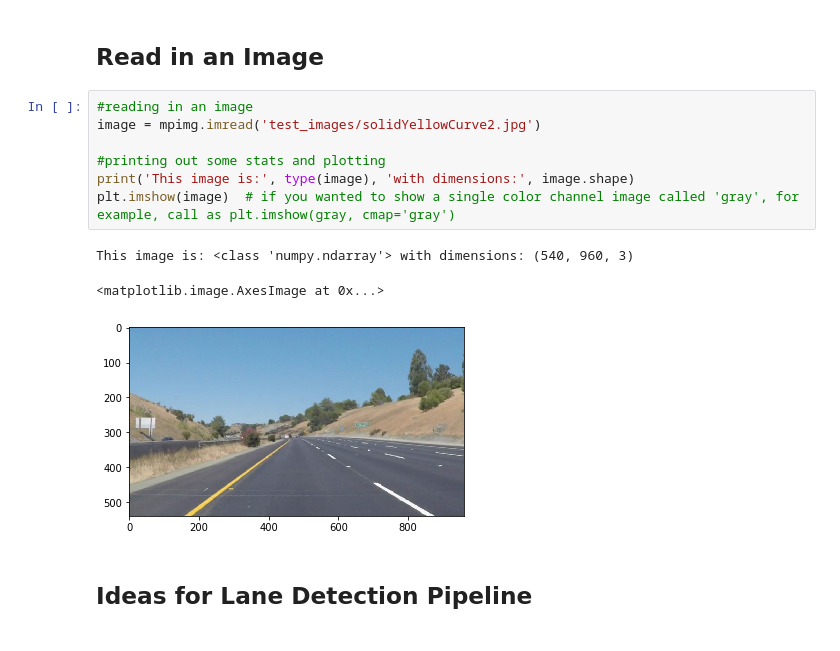
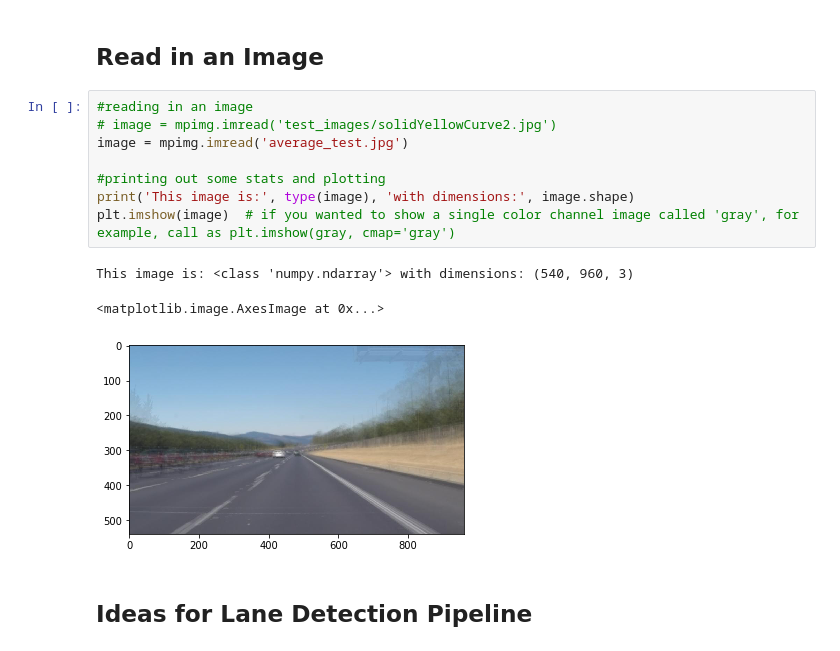
Before and after one commit to ksepehri/CarND-LaneLines-P1, a Jupyter notebook: P1.ipynb, the cells around one changed output. Saved outputs shown, nothing was run; the diff lists cells and outputs as text.

Commit message:
finished avg image calculation

```diff
--- a/P1.ipynb
+++ b/P1.ipynb
@@ -51,15 +51,16 @@ import cv2
 ## Read in an Image
 # %%
 #reading in an image
-image = mpimg.imread('test_images/solidYellowCurve2.jpg')
+# image = mpimg.imread('test_images/solidYellowCurve2.jpg')
+image = mpimg.imread('average_test.jpg')
 
 #printing out some stats and plotting
 print('This image is:', type(image), 'with dimensions:', image.shape)
 plt.imshow(image)  # if you wanted to show a single color channel image called 'gray', for example, call as plt.imshow(gray, cmap='gray')
 # %% [output]
 This image is: <class 'numpy.ndarray'> with dimensions: (540, 960, 3)
 <matplotlib.image.AxesImage at 0x...>
-[figure, old version]
+[figure, new version]
 # %% [markdown]
 ## Ideas for Lane Detection Pipeline
 # %% [markdown]
```
Also changed, not shown: parts of 7 cells of this notebook, 7 other files.
